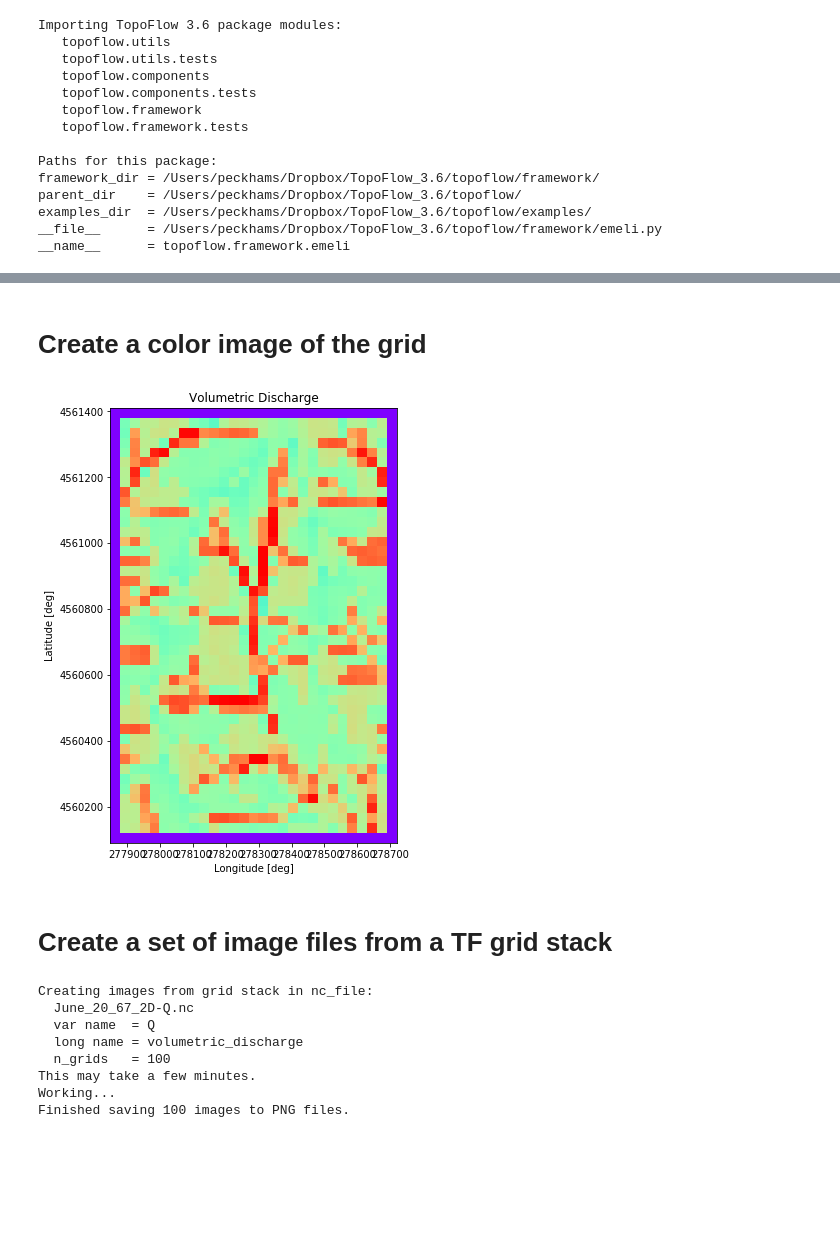
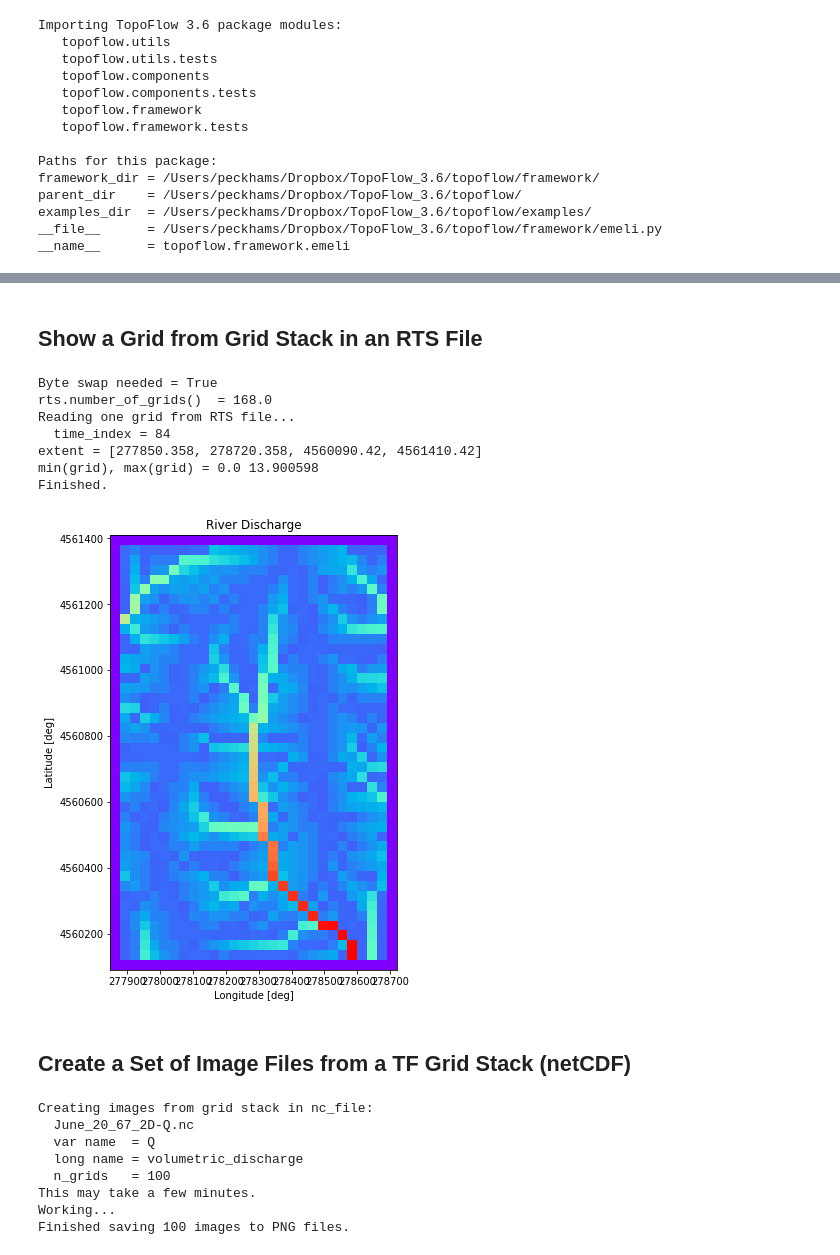
Before and after one commit to peckhams/topoflow36, a Jupyter notebook: TopoFlow_Visualization_v2.ipynb, the cells around one changed output, grey strips where cells are left out. Drawn from its saved outputs; the diff is of its cells as text; code cells hidden in the pictures; blank space fills up the shorter version.

```diff
--- a/TopoFlow_Visualization_v2.ipynb
+++ b/TopoFlow_Visualization_v2.ipynb
@@ -140,13 +181,41 @@ max(grid)  = 8.159525e-05
+# %% [markdown]
+## Show a Grid from Grid Stack in an RTS File  <a id="show_rts1_C"></a>
+# %%
+long_name = 'River Discharge'
+rts_filename = case_prefix + '_2D-Q.rts'
+rts = rts_files.rts_file()
+OK = rts.open_file( rts_filename )
+if not(OK):
+    print('Could not open RTS file.')
+print('Byte swap needed =', rts.byte_swap_needed())
+n_grids = rts.number_of_grids()
+print('rts.number_of_grids()  =', n_grids)
+print('Reading one grid from RTS file... ')
+time_index = int(n_grids / 2)
+print('  time_index =', time_index )
+grid   = rts.read_grid( time_index )   # alias to get_grid()
+extent = rts.get_bounds()
+print('extent =', extent)
+print('min(grid), max(grid) =', grid.min(), grid.max())
+print('Finished.')
+rts.close_file()
+print()
+
+tfvis.show_grid_as_image( grid, long_name, extent=extent,
+                          cmap='rainbow', stretch='power', p=0.3,
+                          # a=1, b=2, p=0.5,
+                          xsize=8, ysize=8, dpi=None)
+# %% [output]
+Byte swap needed = True
+rts.number_of_grids()  = 168.0
+Reading one grid from RTS file...
+  time_index = 84
+extent = [277850.358, 278720.358, 4560090.42, 4561410.42]
+min(grid), max(grid) = 0.0 13.900598
+Finished.
+[figure, added]
 # %% [markdown]
-# Create a color image of the grid  <a id="grid_image"></a>
+## Create a Set of Image Files from a TF Grid Stack (netCDF) <a id="stack2im_C"></a>
-# %%
-tfvis.show_grid_as_image( grid, long_name, extent=extent,
-                          cmap='rainbow', stretch='power_stretch3',
-                          xsize=8, ysize=8, dpi=None)
-# %% [output]
-[figure, removed]
-# %% [markdown]
-# Create a set of image files from a TF grid stack  <a id="stack_images"></a>
 # %%
 png_dir3 = output_dir + '/' + 'png_files3'
 if not(os.path.exists( png_dir3 )): os.mkdir( png_dir3)
```
Also changed, not shown: parts of 35 cells of this notebook, 2 other files.
